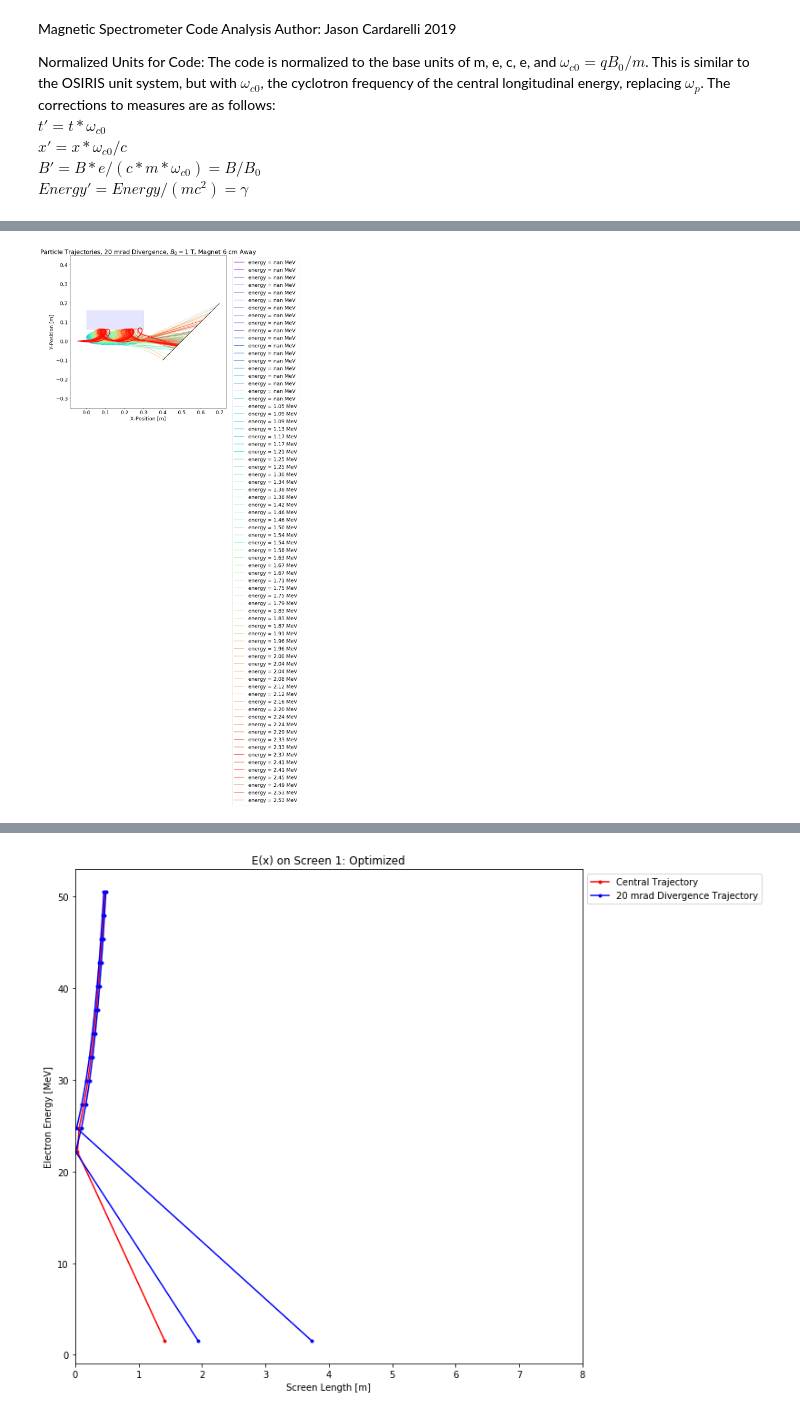
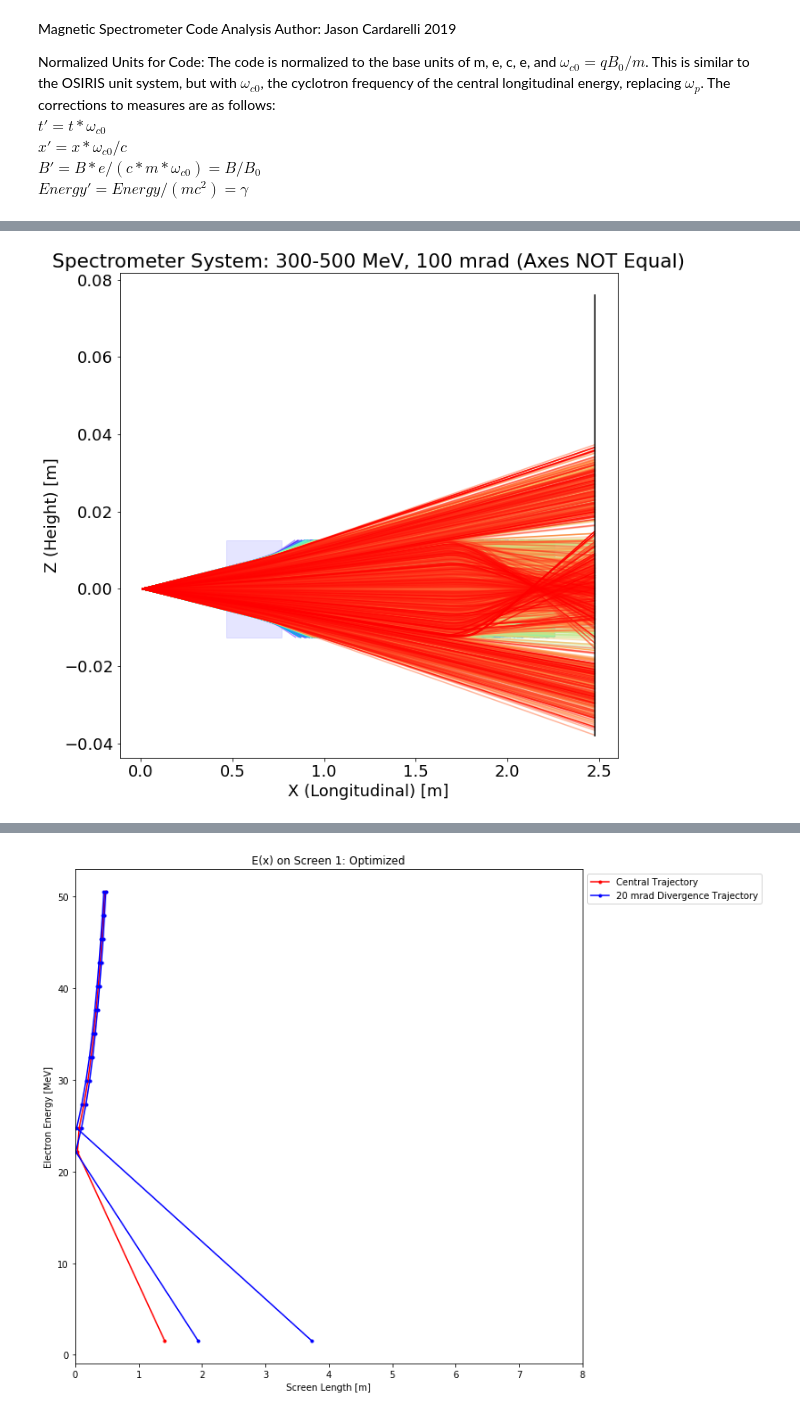
Before and after one commit to jcardar/MagnetSpec_ParticleTracker, a Jupyter notebook: data/analysis/analysis_mag_spec.ipynb, the cells around one changed output, grey strips where cells are left out. Drawn from its saved outputs; the diff is of its cells as text; code cells hidden in the pictures.

```diff
--- a/data/analysis/analysis_mag_spec.ipynb
+++ b/data/analysis/analysis_mag_spec.ipynb
@@ -115,21 +130,21 @@ omega_c0 = const.e*B_Norm / const.m_e;
 # rL_norm    = np.sqrt(-(1 - gamma*gamma)/(gamma*gamma))*gamma;
 
 fig1, ax = plt.subplots(figsize = (10,10))
-colors = cm.rainbow(np.linspace(0, 1, float(num_par)/7+1))
+colors = cm.rainbow(np.linspace(0, 1, int(float(num_par)/7+1)))
 indx = -1
 for ii in range(num_par):
     if ii%7==0:
         indx = indx + 1;
-        new_plot = ax.plot(np.array(posx[ii])*const.c/omega_c0, np.array(posy[ii])*const.c/omega_c0, color = colors[indx], label=f'energy = {energy[ii][0]:.2f} MeV', alpha = 1);
+        new_plot = ax.plot(np.array(posx[ii])*const.c/omega_c0, np.array(posy[ii])*const.c/omega_c0, color = colors[indx], label=f'KE = {energy[ii][0]:.2f} MeV', alpha = 1);
     else:
-        ax.plot(np.array(posx[ii])*const.c/omega_c0, np.array(posy[ii])*const.c/omega_c0, label='_nolegend_', color=new_plot[0].get_color(), alpha = 0.5);
+        ax.plot(np.array(posx[ii])*const.c/omega_c0, np.array(posy[ii])*const.c/omega_c0, label='_nolegend_', color=new_plot[0].get_color(), alpha = 0.2);
 
 num_mag = len(magnet.index)
-for ii in range(num_mag):
-#     rect = patches.Rectangle((magnet.iloc[ii][2]*const.c/omega_c0,(magnet.iloc[ii][3]-(magnet.iloc[ii][6]/2)))*const.c/omega_c0,magnet.iloc[ii][5]*const.c/omega_c0,magnet.iloc[ii][6]*const.c/omega_c0,linewidth=1,edgecolor='b',facecolor='b', fill=True, alpha=0.1)
-    rect = patches.Rectangle((magnet['mag_posx'][ii]*const.c/omega_c0,(magnet['mag_posy'][ii]-(magnet['width'][ii]/2.0))*const.c/omega_c0),magnet['length'][ii]*const.c/omega_c0,magnet['width'][ii]*const.c/omega_c0,linewidth=1,edgecolor='b',facecolor='b', fill=True, alpha=0.1)
-#     plt.ylim((magnet.iloc[ii][3]-(magnet.iloc[ii][6]/2)-0.01),(magnet.iloc[ii][3]+(magnet.iloc[ii][6]/2)+0.01))
-    ax.add_patch(rect)
+#for ii in range(num_mag):
+##     rect = patches.Rectangle((magnet.iloc[ii][2]*const.c/omega_c0,(magnet.iloc[ii][3]-(magnet.iloc[ii][6]/2)))*const.c/omega_c0,magnet.iloc[ii][5]*const.c/omega_c0,magnet.iloc[ii][6]*const.c/omega_c0,linewidth=1,edgecolor='b',facecolor='b', fill=True, alpha=0.1)
+#    rect = patches.Rectangle((magnet['mag_posx'][ii]*const.c/omega_c0,(magnet['mag_posy'][ii]-(magnet['width'][ii]/2.0))*const.c/omega_c0),magnet['length'][ii]*const.c/omega_c0,magnet['width'][ii]*const.c/omega_c0,linewidth=1,edgecolor='b',facecolor='b', fill=True, alpha=0.1)
+##     plt.ylim((magnet.iloc[ii][3]-(magnet.iloc[ii][6]/2)-0.01),(magnet.iloc[ii][3]+(magnet.iloc[ii][6]/2)+0.01))
+#    ax.add_patch(rect)
 
 num_screen = len(screen.index);
 for ii in range(num_screen):
@@ -139,11 +154,49 @@ for ii in range(num_screen):
 #     plt.xlim(0, screen.iloc[ii][1]+(screen.iloc[ii][5]*np.cos(np.deg2rad(screen.iloc[ii][4]))));
 ax.set_xlabel('X-Position [m]');
 ax.set_ylabel('Y-Position [m]');
-ax.set_title('Particle Trajectories, 20 mrad Divergence, $B_0 =1$ T, Magnet 6 cm Away');
-ax.axis('equal');
-ax.legend( bbox_to_anchor=(1.02, 1), loc='upper left');
+ax.set_title('Spectrometer System: 300-500 MeV, 100 mrad (Axes NOT Equal)');
+#ax.axis('equal');
+#ax.legend( bbox_to_anchor=(1.02, 1), loc='upper left');
-# %% [output]
-[figure, removed]
+# %%
+###Plotting side-on view:
+import matplotlib.cm as cm
+num_par    = len(posx);
+B_Norm   = 1;
+omega_c0 = const.e*B_Norm / const.m_e;
+
+# rL_norm    = np.sqrt(-(1 - gamma*gamma)/(gamma*gamma))*gamma;
+
+fig1, ax = plt.subplots(figsize = (10,10))
+colors = cm.rainbow(np.linspace(0, 1, int(float(num_par)/7+1)))
+indx = -1
+for ii in range(num_par):
+    if ii%7==0:
+        indx = indx + 1;
+        new_plot = ax.plot(np.array(posx[ii])*const.c/omega_c0, np.array(posz[ii])*const.c/omega_c0, color = colors[indx], label=f'energy = {energy[ii][0]:.2f} MeV', alpha = 1)
+    else:
+        ax.plot(np.array(posx[ii])*const.c/omega_c0, np.array(posz[ii])*const.c/omega_c0, label='_nolegend_', color=new_plot[0].get_color(), alpha = 0.5);
+    if energy[ii][0] == 500:
+         new_plot = ax.plot(np.array(posx[ii])*const.c/omega_c0, np.array(posz[ii])*const.c/omega_c0, color = colors[indx], label=f'energy = {energy[ii][0]:.2f} MeV', alpha = 1)
+num_mag = len(magnet.index)
+for ii in range(num_mag):
+#     rect = patches.Rectangle((magnet.iloc[ii][2]*const.c/omega_c0,(magnet.iloc[ii][3]-(magnet.iloc[ii][6]/2)))*const.c/omega_c0,magnet.iloc[ii][5]*const.c/omega_c0,magnet.iloc[ii][6]*const.c/omega_c0,linewidth=1,edgecolor='b',facecolor='b', fill=True, alpha=0.1)
+    rect = patches.Rectangle((magnet['mag_posx'][ii]*const.c/omega_c0,(magnet['mag_posz'][ii]-(magnet['height'][ii]/2.0))*const.c/omega_c0),magnet['length'][ii]*const.c/omega_c0,magnet['height'][ii]*const.c/omega_c0,linewidth=1,edgecolor='b',facecolor='b', fill=True, alpha=0.1)
+#     plt.ylim((magnet.iloc[ii][3]-(magnet.iloc[ii][6]/2)-0.01),(magnet.iloc[ii][3]+(magnet.iloc[ii][6]/2)+0.01))
+    ax.add_patch(rect)
+
+num_screen = len(screen.index);
+for ii in range(num_screen):
+    screenX = np.array([screen['screen_low_energy_edgex'][ii],screen['screen_low_energy_edgex'][ii]+(screen['length'][ii]*np.cos(np.deg2rad(screen['degrees about z-axis'][ii])))])*const.c/omega_c0
+    screenZ = np.array([screen['screen_low_energy_edgez'][ii]-screen['height'][ii]/2.0,screen['screen_low_energy_edgez'][ii]+(screen['height'][ii]*np.sin(np.deg2rad(screen['degrees about z-axis'][ii])))])*const.c/omega_c0
+    plt.plot(screenX,screenZ,'-k')
+#     plt.xlim(0, screen.iloc[ii][1]+(screen.iloc[ii][5]*np.cos(np.deg2rad(screen.iloc[ii][4]))));
+ax.set_xlabel('X (Longitudinal) [m]');
+ax.set_ylabel('Z (Height) [m]');
+ax.set_title('Spectrometer System: 300-500 MeV, 100 mrad (Axes NOT Equal)');
+#ax.axis('equal');
+#ax.legend( bbox_to_anchor=(1.02, 1), loc='upper left');
+# %% [output]
+[figure, added]
 # %%
 import matplotlib.cm as cm
 num_par    = len(posx);
```
Also changed, not shown: parts of 6 cells of this notebook, 7 other files.
